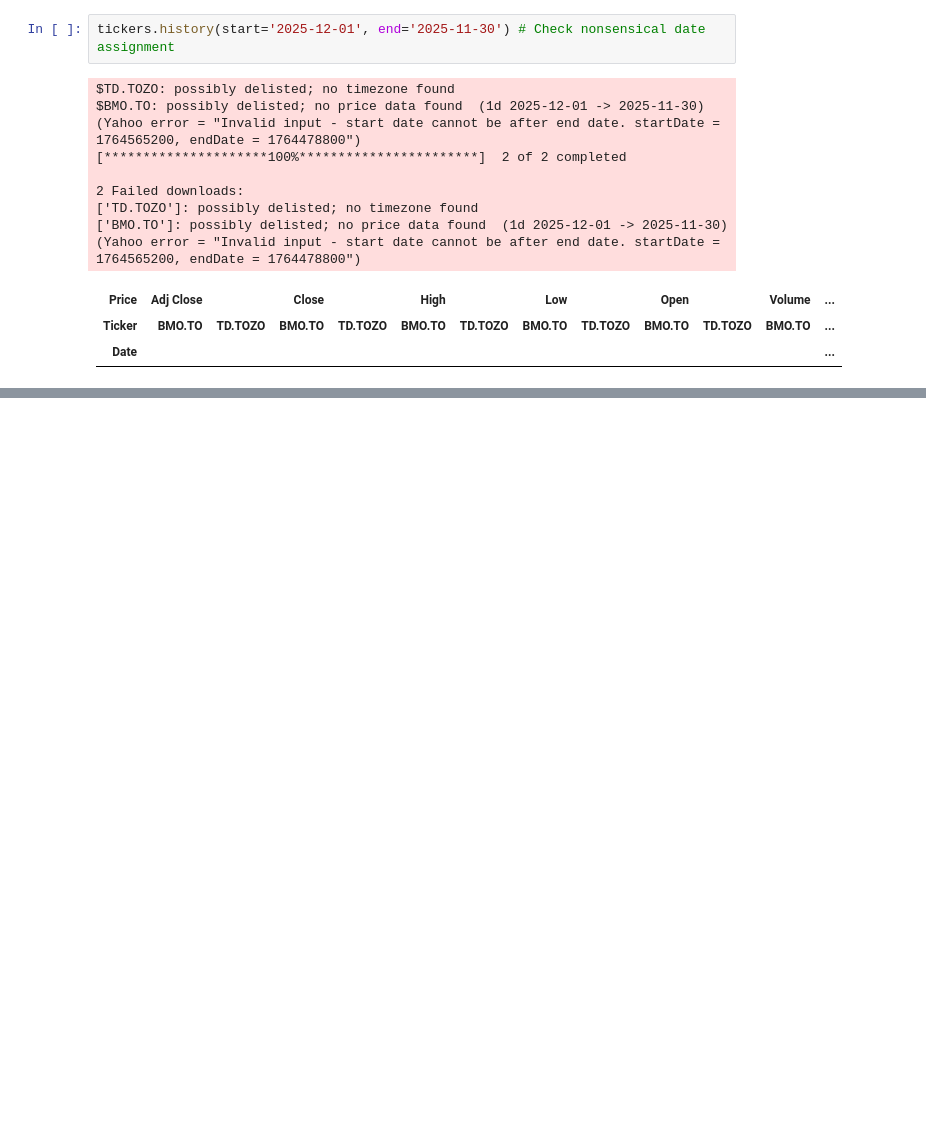
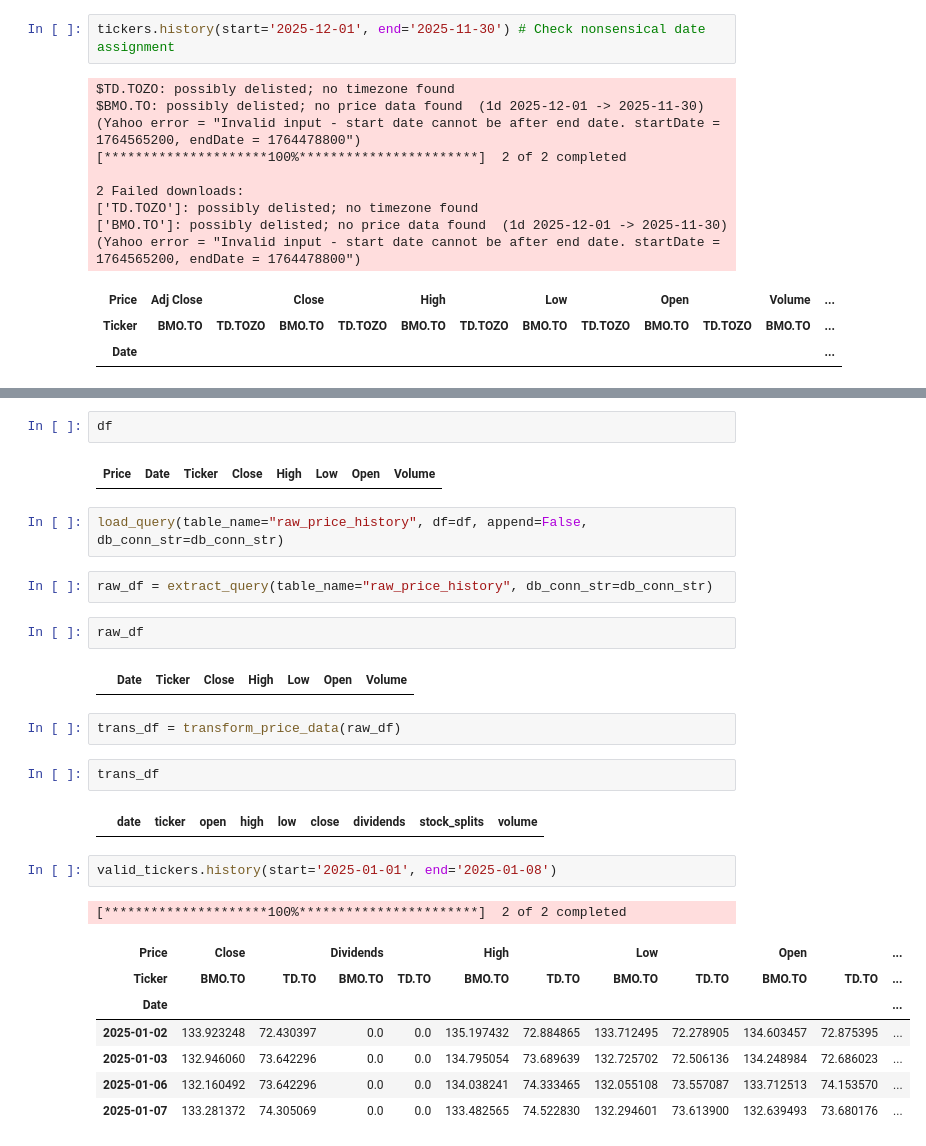
Before and after one commit to evanreynolds9/stocks_etl_ml, a Jupyter notebook: etl/notebooks/scratch_pad.ipynb, the cells around one changed output, grey strips where cells are left out. Cells and saved outputs as stored; diff of their text form; blank space fills up the shorter version.

```diff
--- a/etl/notebooks/scratch_pad.ipynb
+++ b/etl/notebooks/scratch_pad.ipynb
@@ -96,0 +155,29 @@ $BMO.TO: possibly delisted; no price data found  (1d 2025-12-01 -> 2025-11-30) (
+# %%
+df
+# %% [output]
+| Price | Date | Ticker | Close | High | Low | Open | Volume |
+# %%
+load_query(table_name="raw_price_history", df=df, append=False, db_conn_str=db_conn_str)
+# %%
+raw_df = extract_query(table_name="raw_price_history", db_conn_str=db_conn_str)
+# %%
+raw_df
+# %% [output]
+|  | Date | Ticker | Close | High | Low | Open | Volume |
+# %%
+trans_df = transform_price_data(raw_df)
+# %%
+trans_df
+# %% [output]
+|  | date | ticker | open | high | low | close | dividends | stock_splits | volume |
+# %%
+valid_tickers.history(start='2025-01-01', end='2025-01-08')
+# %% [output]
+[*********************100%***********************]  2 of 2 completed
+| Price | Close |  | Dividends |  | High |  | Low |  | Open |  | ... |
+| Ticker | BMO.TO | TD.TO | BMO.TO | TD.TO | BMO.TO | TD.TO | BMO.TO | TD.TO | BMO.TO | TD.TO | ... |
+| Date |  |  |  |  |  |  |  |  |  |  | ... |
+| 2025-01-02 | 133.923248 | 72.430397 | 0.0 | 0.0 | 135.197432 | 72.884865 | 133.712495 | 72.278905 | 134.603457 | 72.875395 | ... |
+| 2025-01-03 | 132.946060 | 73.642296 | 0.0 | 0.0 | 134.795054 | 73.689639 | 132.725702 | 72.506136 | 134.248984 | 72.686023 | ... |
+| 2025-01-06 | 132.160492 | 73.642296 | 0.0 | 0.0 | 134.038241 | 74.333465 | 132.055108 | 73.557087 | 133.712513 | 74.153570 | ... |
+| 2025-01-07 | 133.281372 | 74.305069 | 0.0 | 0.0 | 133.482565 | 74.522830 | 132.294601 | 73.613900 | 132.639493 | 73.680176 | ... |
```
Also changed, not shown: parts of 15 cells of this notebook, 3 other files.
